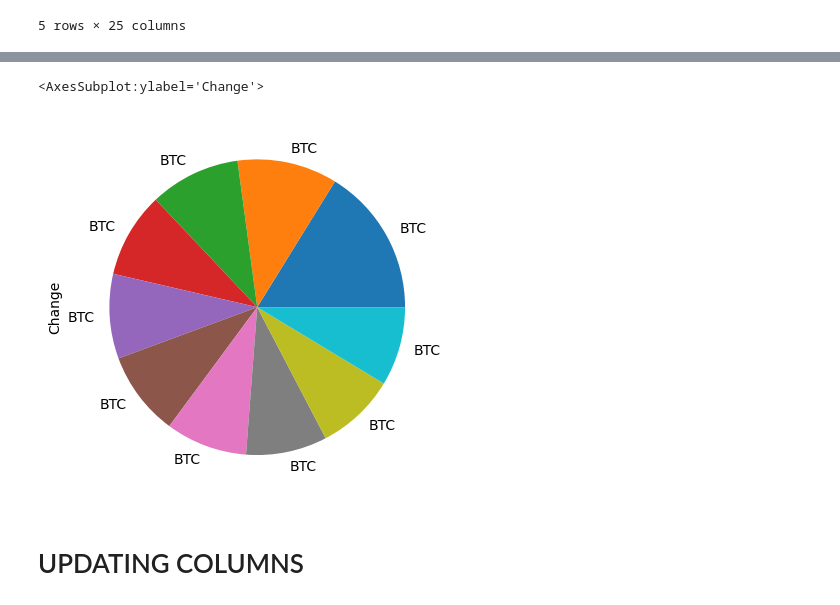
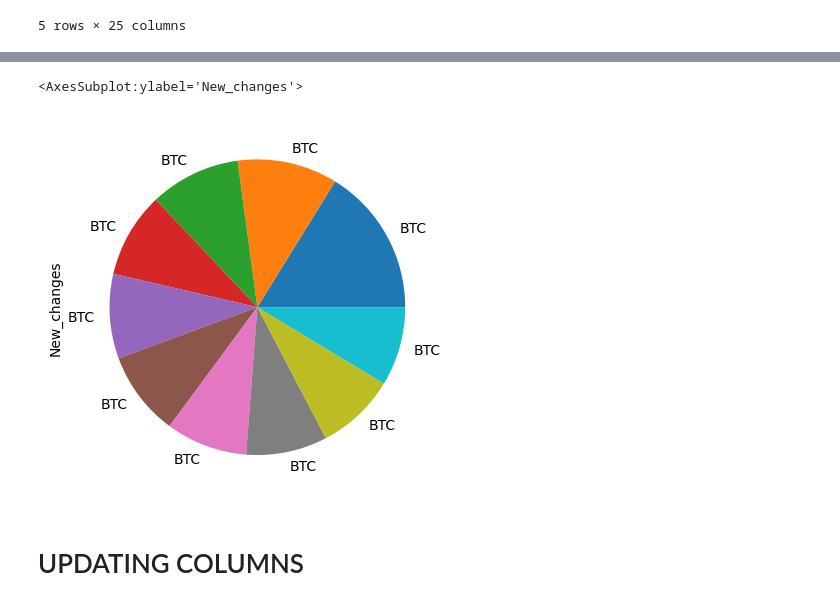
Before and after one commit to dennisowusu123/DATA-ANALYTICS-GT, a Jupyter notebook: DataScience/DataAnalysis/01_Dataframes.ipynb, the cells around one changed output, grey strips where cells are left out. Cells and saved outputs as stored; diff of their text form; code cells hidden in the pictures.

```diff
--- a/DataScience/DataAnalysis/01_Dataframes.ipynb
+++ b/DataScience/DataAnalysis/01_Dataframes.ipynb
@@ -2071,8 +2077,8 @@ btc.sort_values('New_changes', ascending=False).head(10)
 # %%
-btc.sort_values('Change', ascending=False).head(10)['Change'].plot(kind='pie')
+btc.sort_values('New_changes', ascending=False).head(10)['New_changes'].plot(kind='pie')
 # %% [output]
-<AxesSubplot:ylabel='Change'>
+<AxesSubplot:ylabel='New_changes'>
-[figure, old version]
+[figure, new version]
 # %% [markdown]
 # UPDATING COLUMNS
 # %%
```
Also changed, not shown: parts of 6 cells of this notebook.
